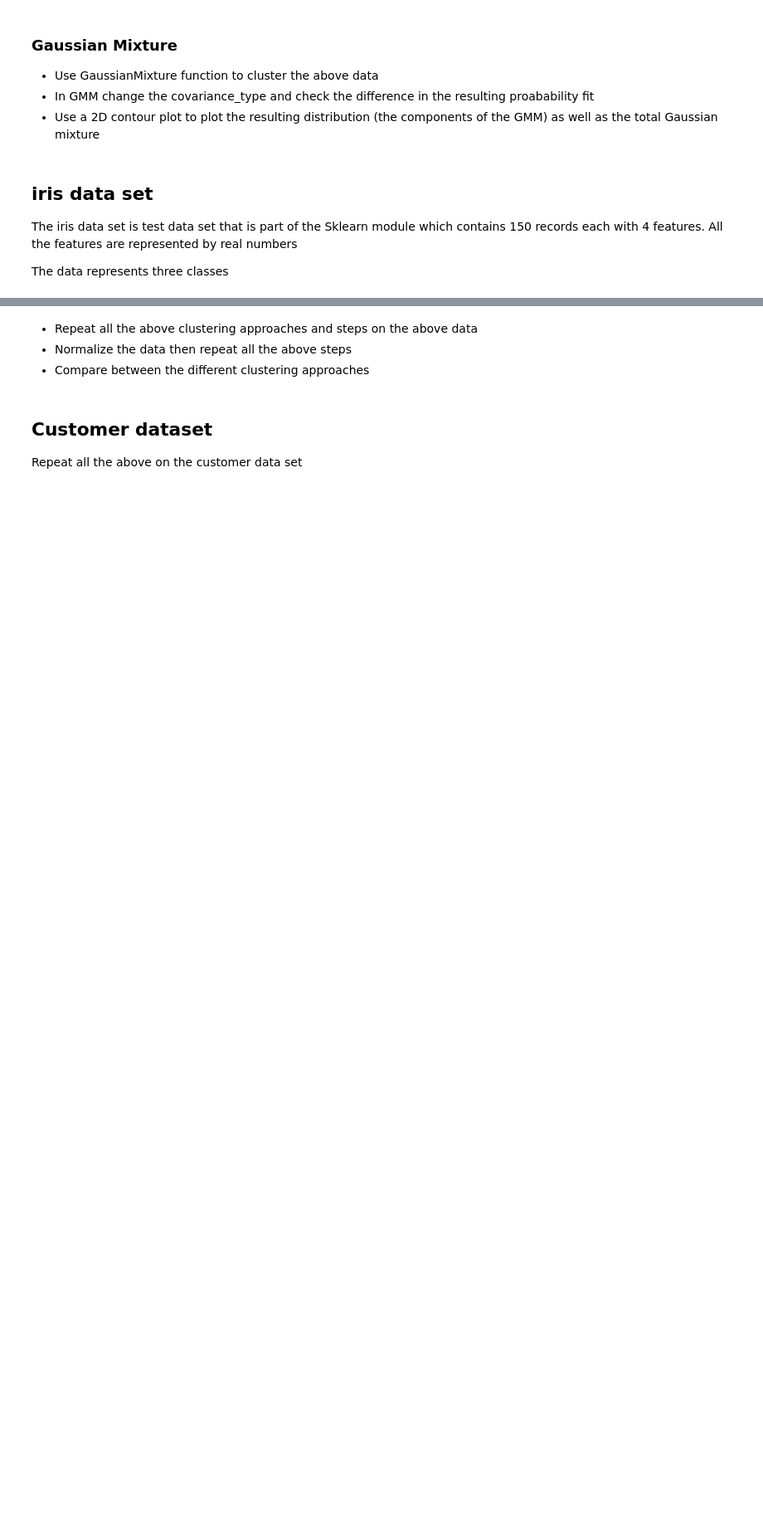
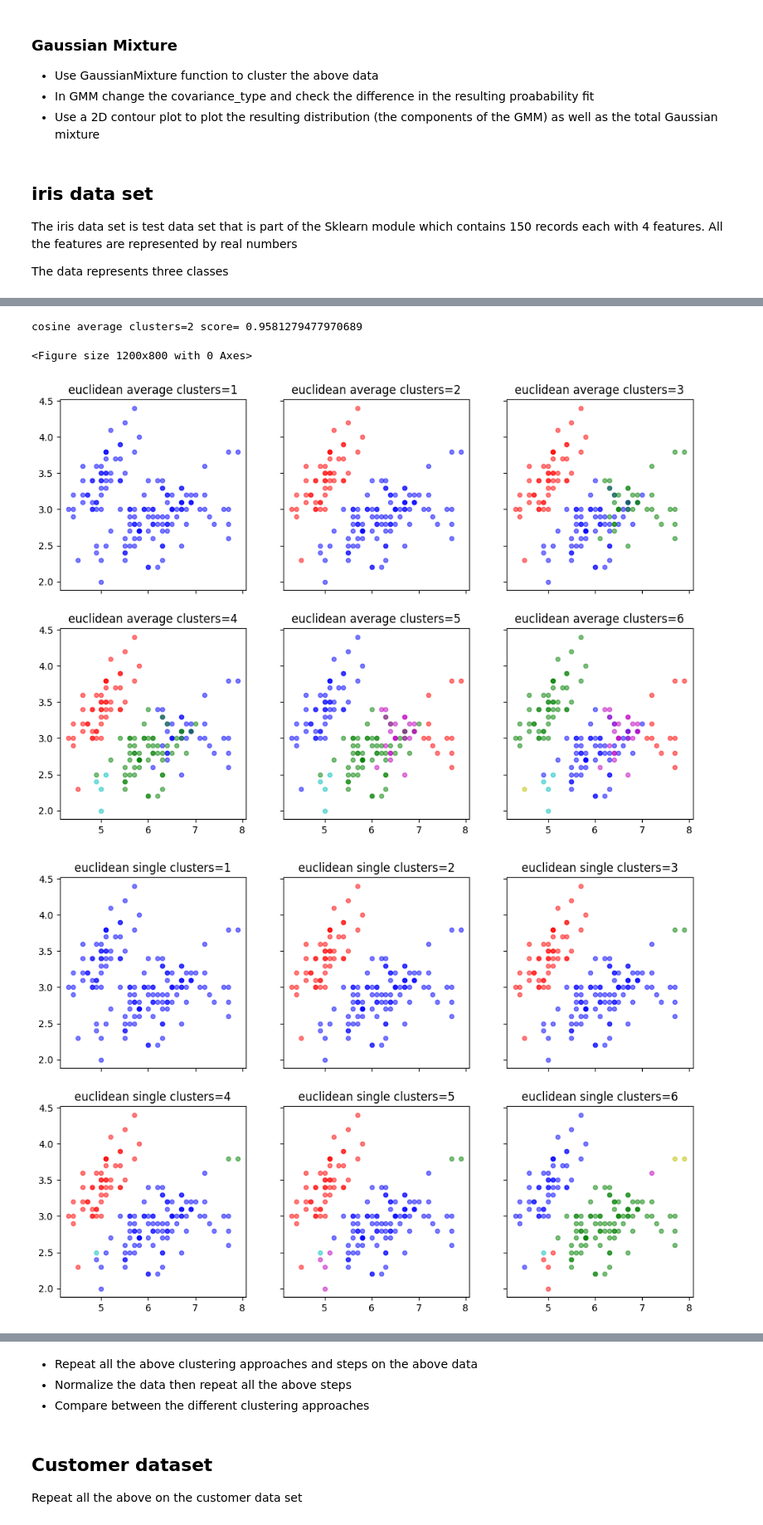
Before and after one commit to FATHY174/Machine-Learning-Assignments, a Jupyter notebook: Clustering Project.ipynb, the cells around one changed output, grey strips where cells are left out. Shown at 83% size. Cells and saved outputs as stored; diff of their text form; code cells hidden in the pictures; blank space fills up the shorter version.

```diff
--- a/Clustering Project.ipynb
+++ b/Clustering Project.ipynb
@@ -408,0 +446,69 @@ list(iris_data.target_names)
+# %%
+import pandas as pd
+import numpy as np
+import matplotlib.pyplot as plt
+from sklearn.decomposition import PCA
+from sklearn.cluster import AgglomerativeClustering
+from sklearn.preprocessing import StandardScaler, normalize
+from sklearn.metrics import silhouette_score
+import scipy.cluster.hierarchy as shc
+
+from sklearn.datasets import make_blobs
+
+# helper function that allows us to display data in 2 dimensions an highlights the clusters
+def display_cluster(axes,k,z,parameter,X,km=[],num_clusters=0):
+    color = 'brgcmyk'  #List colors
+    alpha = 0.5  #color obaque
+    s = 20
+    if num_clusters == 0:
+        plt.scatter(X[:,0],X[:,1],c = color[0],alpha = alpha,s = s)
+    else:
+        for i in range(num_clusters):
+            axes[k][z].scatter(X[km.labels_==i,0],X[km.labels_==i,1],c = color[i],alpha = alpha,s=s)
+            axes[k][z].title.set_text(parameter)
+            plt.rcParams['figure.figsize'] = [12, 8]
+
+
+iris_data=load_iris()   #loading iris dataset from sklearn.datasets
+x=iris_data.data
+iris_df = pd.DataFrame(iris_data.data, columns = iris_data.feature_names) #creating dataframe
+
+hc=[]
+score=[]
+parameters=[]
+score_parameters=[]
+j=0
+t=0
+for aff in ['euclidean','manhattan','cosine']:
+    for link in ['average','single']:
+        z=0
+        k=0
+        j=j+1
+        f = plt.figure(j)
+        f, axes = plt.subplots(nrows = 2, ncols = 3, sharex=True, sharey = True)
+        for i in range(1,7):
+            parameters.append(aff+' '+link+' '+'clusters='+str(i))
+            hc.append(AgglomerativeClustering(n_clusters=i,affinity=aff,linkage=link))
+            hc[t].fit_predict(x)
+            display_cluster(axes,k,z,parameters[len(parameters)-1],x,hc[t],num_clusters=i)
+
+            if(i>1):
+                score.append(silhouette_score(x, hc[t].labels_, metric=aff))
+                score_parameters.append(parameters[len(parameters)-1])
+
+            t=t+1
+
+            if i == 3:
+                k=k+1
+                z=0
+            else:
+                z=z+1
+Best_score=max(score)
+
+Best_score_parameter=score_parameters[score.index(Best_score)]
+print(Best_score_parameter+' score= '+str(Best_score))
+# %% [output]
+cosine average clusters=2 score= 0.9581279477970689
+<Figure size 1200x800 with 0 Axes>
+[figure, added]
+[figure, added]
```
Also changed, not shown: parts of 11 cells of this notebook.
